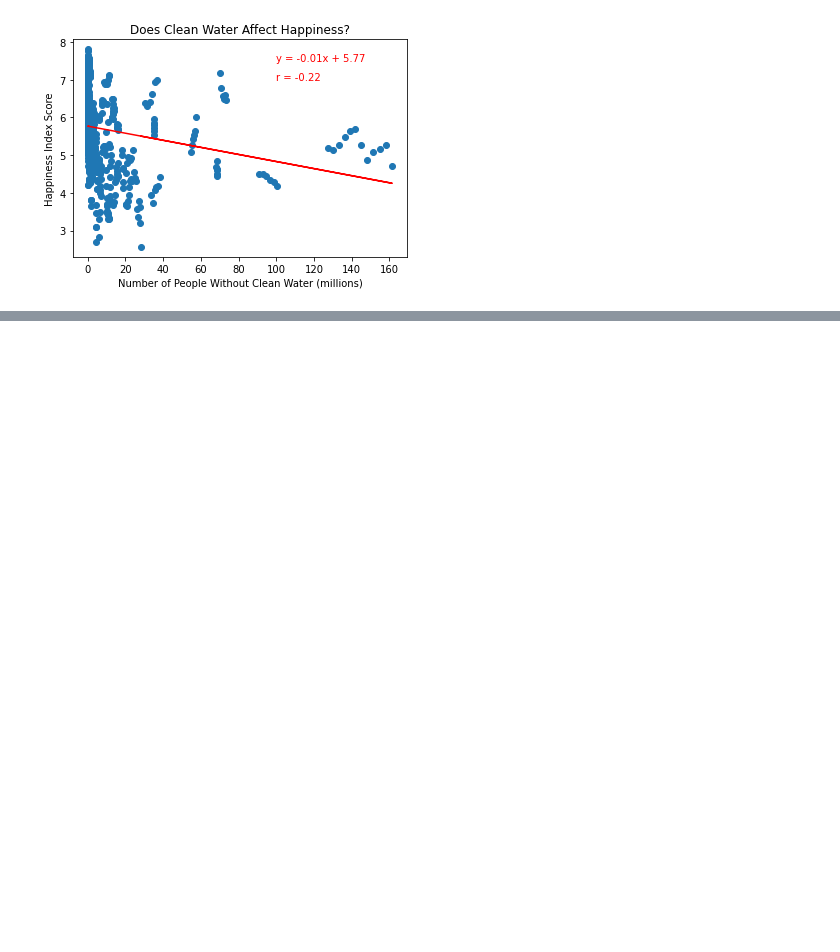
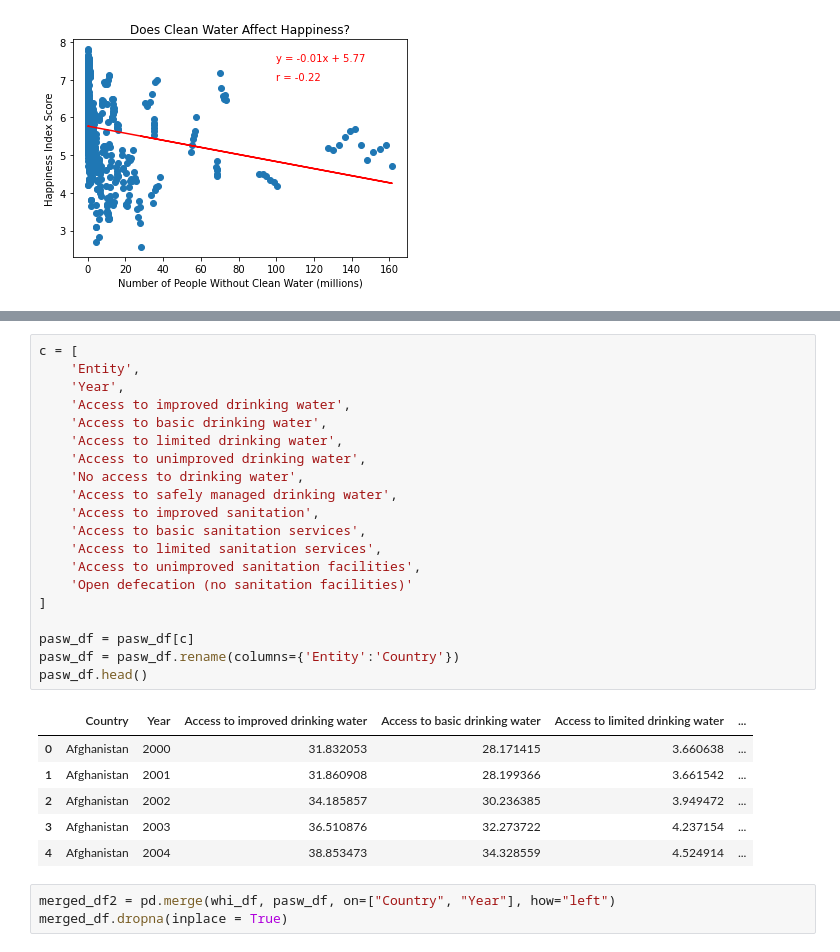
Before and after one commit to kawandag/PopulationvsHappinessData, a Jupyter notebook: waterSanitationVsWHI.ipynb, the cells around one changed output, grey strips where cells are left out. Drawn from its saved outputs; the diff is of its cells as text; blank space fills up the shorter version.

```diff
--- a/waterSanitationVsWHI.ipynb
+++ b/waterSanitationVsWHI.ipynb
@@ -109,0 +121,30 @@ plt.show()
+# %%
+c = [
+    'Entity',
+    'Year',
+    'Access to improved drinking water',
+    'Access to basic drinking water',
+    'Access to limited drinking water',
+    'Access to unimproved drinking water',
+    'No access to drinking water',
+    'Access to safely managed drinking water',
+    'Access to improved sanitation',
+    'Access to basic sanitation services',
+    'Access to limited sanitation services',
+    'Access to unimproved sanitation facilities',
+    'Open defecation (no sanitation facilities)'
+]
+
+pasw_df = pasw_df[c]
+pasw_df = pasw_df.rename(columns={'Entity':'Country'})
+pasw_df.head()
+# %% [output]
+|  | Country | Year | Access to improved drinking water | Access to basic drinking water | Access to limited drinking water | ... |
+| 0 | Afghanistan | 2000 | 31.832053 | 28.171415 | 3.660638 | ... |
+| 1 | Afghanistan | 2001 | 31.860908 | 28.199366 | 3.661542 | ... |
+| 2 | Afghanistan | 2002 | 34.185857 | 30.236385 | 3.949472 | ... |
+| 3 | Afghanistan | 2003 | 36.510876 | 32.273722 | 4.237154 | ... |
+| 4 | Afghanistan | 2004 | 38.853473 | 34.328559 | 4.524914 | ... |
+# %%
+merged_df2 = pd.merge(whi_df, pasw_df, on=["Country", "Year"], how="left")
+merged_df.dropna(inplace = True)
```
Also changed, not shown: parts of 9 cells of this notebook.
